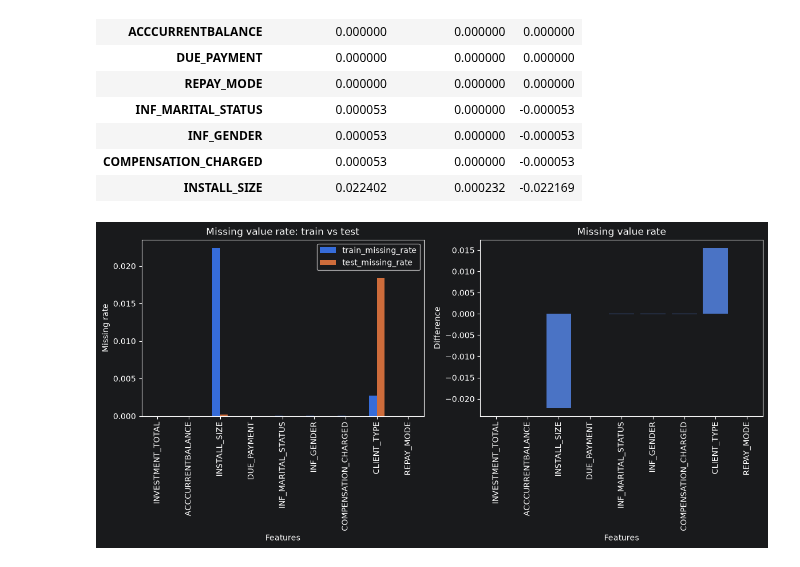
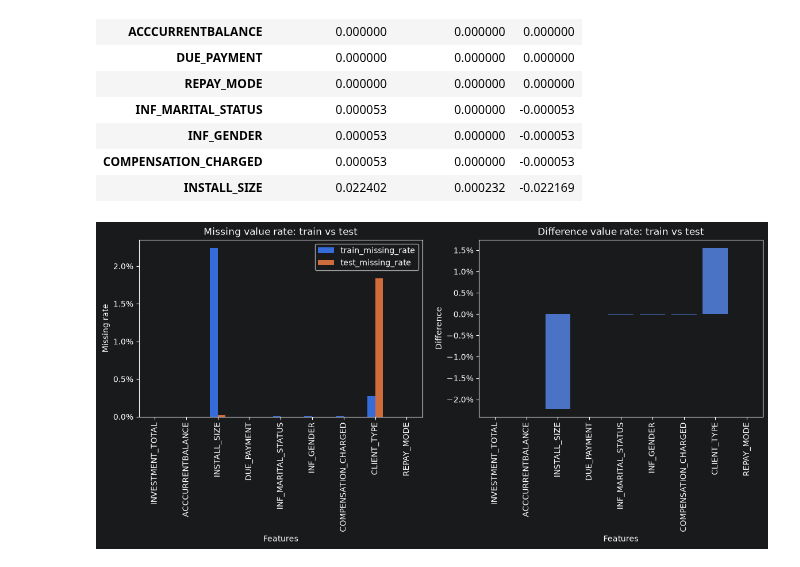
Before and after one commit to blbl-blbl/kaggle-Credit-Risk-Dataset, a Jupyter notebook: notebooks/03_drift_analysis.ipynb, the cells around one changed output. Drawn from its saved outputs; the diff is of its cells as text; code cells hidden in the pictures.

```diff
--- a/notebooks/03_drift_analysis.ipynb
+++ b/notebooks/03_drift_analysis.ipynb
@@ -144,24 +145,26 @@ missing_df.sort_values(by='diff', ascending=False)
 # %%
 fig, axes = plt.subplots(1, 2, figsize=(14, 4))
 (ax1, ax2) = axes.flatten()
 
 missing_df[
     ['train_missing_rate', 'test_missing_rate']
 ].plot(
     kind='bar',
     ax=ax1
 )
 
+ax1.yaxis.set_major_formatter(mtick.PercentFormatter(xmax=1.0, decimals=1))
 ax1.set_title('Missing value rate: train vs test')
 ax1.set_xlabel('Features')
 ax1.set_ylabel('Missing rate')
 
 
 sns.barplot(data=missing_df, x=missing_df.index, y='diff', ax=ax2)
-ax2.set_title('Missing value rate')
+ax2.yaxis.set_major_formatter(mtick.PercentFormatter(xmax=1.0, decimals=1))
+ax2.set_title('Difference value rate: train vs test')
 ax2.set_xlabel('Features')
 ax2.set_ylabel('Difference')
 ax2.tick_params(axis='x', rotation=90)
 plt.show()
 # %% [output]
-[figure, old version]
+[figure, new version]
```
Also changed, not shown: parts of 1 cell of this notebook.
